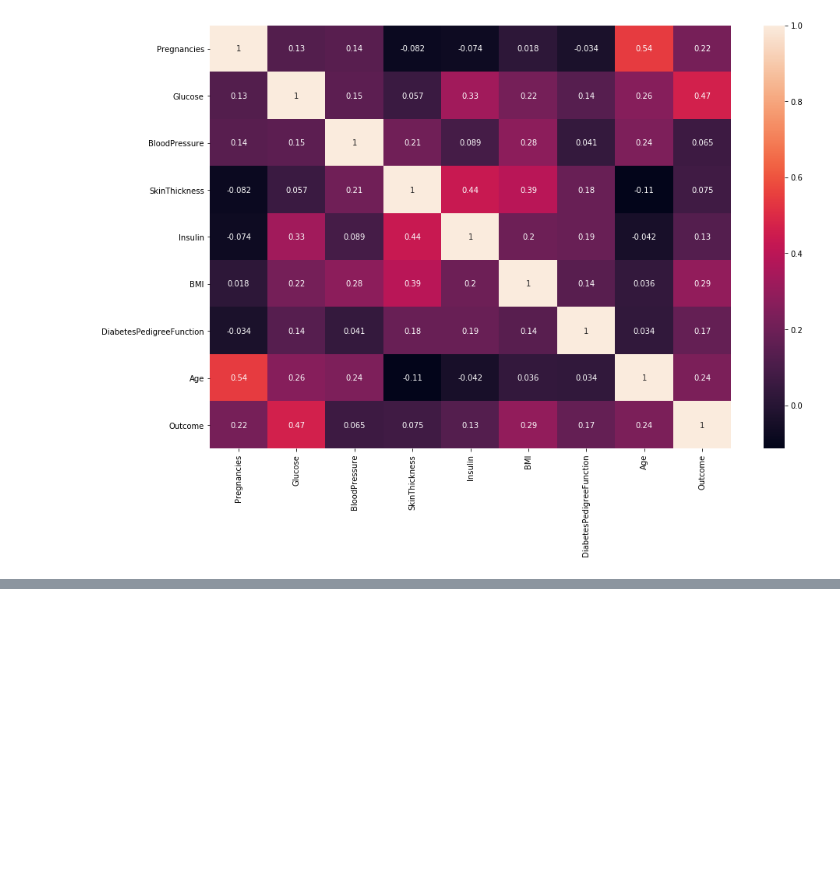
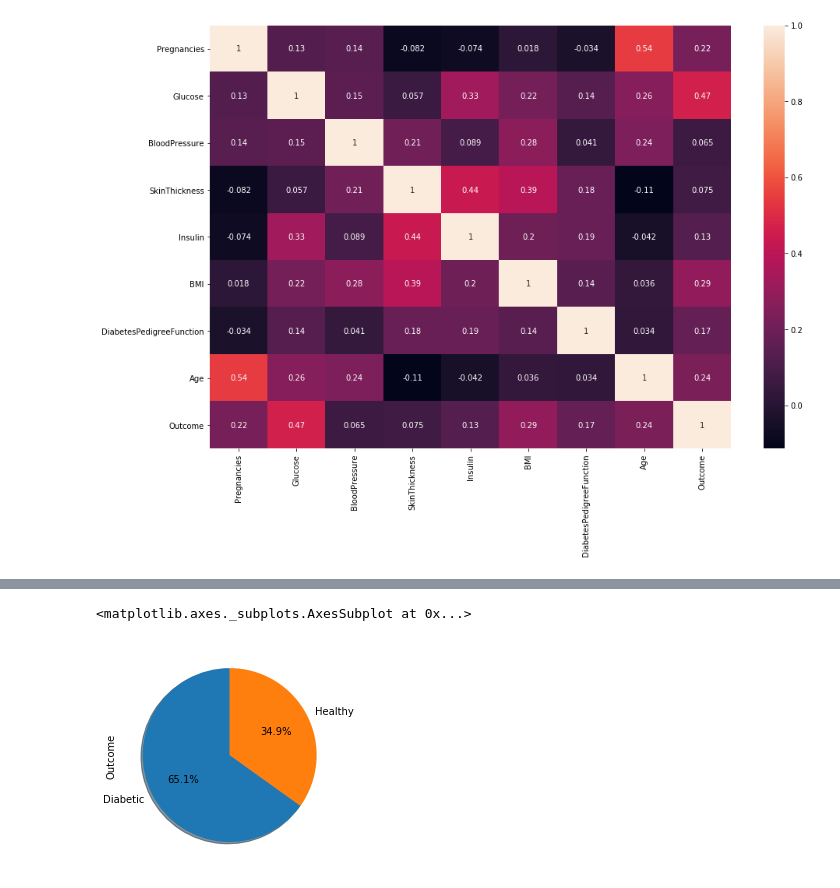
Before and after one commit to JanviPangoriya/Diabetes-prediction, a Jupyter notebook: Diabetes_Prediciton.ipynb, the cells around one changed output, grey strips where cells are left out. Drawn from its saved outputs; the diff is of its cells as text; code cells hidden in the pictures; blank space fills up the shorter version.

```diff
--- a/Diabetes_Prediciton.ipynb
+++ b/Diabetes_Prediciton.ipynb
@@ -71,0 +89,7 @@ plt.show()
+# %%
+#% of diabetic and healthy person
+label='Diabetic','Healthy'
+df.Outcome.value_counts().plot.pie(labels=label,autopct='%1.1f%%',shadow=True,startangle=90)
+# %% [output]
+<matplotlib.axes._subplots.AxesSubplot at 0x...>
+[figure, added]
```
Also changed, not shown: parts of 19 cells of this notebook.
